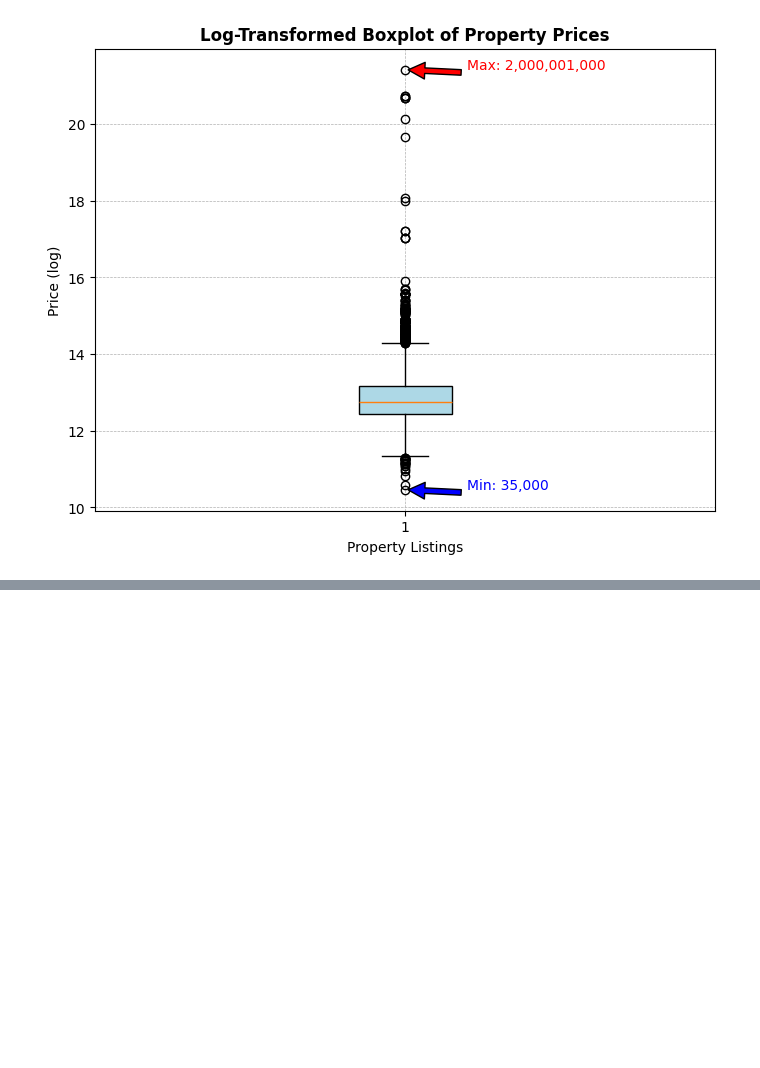
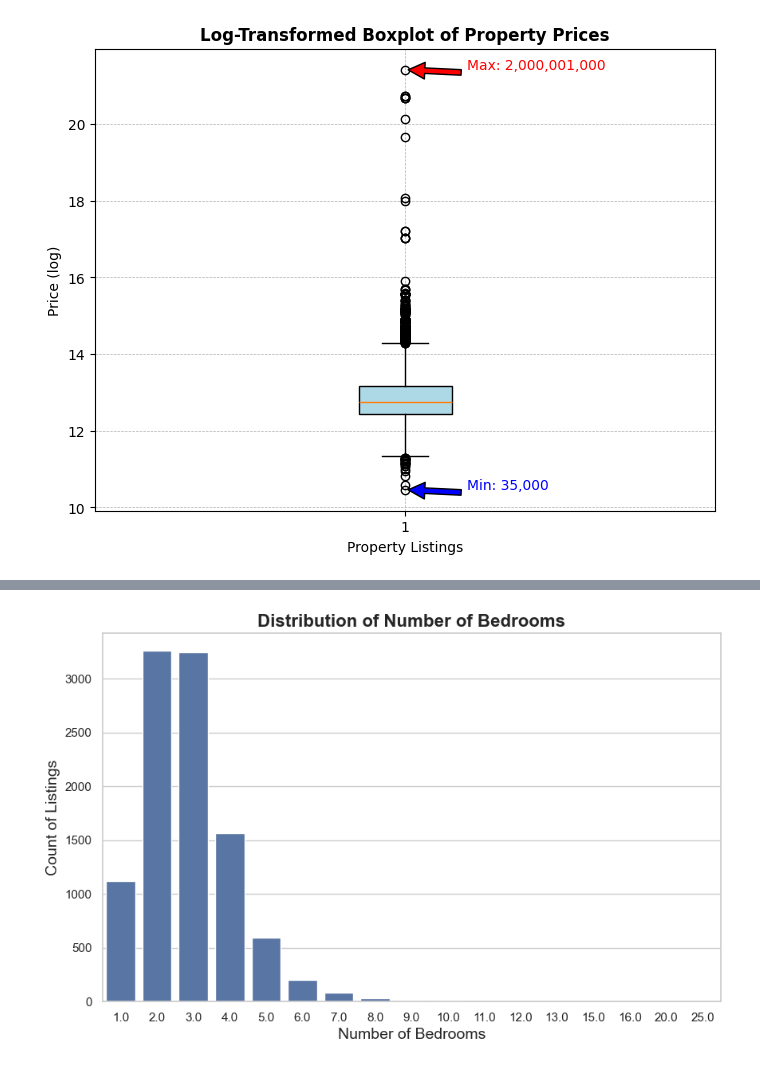
Before and after one commit to kgriff21/immoeliza_data_analysis, a Jupyter notebook: Analysis/Kelli_immoeliza_visualization.ipynb, the cells around one changed output, grey strips where cells are left out. Cells and saved outputs as stored; diff of their text form; code cells hidden in the pictures; blank space fills up the shorter version.

```diff
--- a/Analysis/Kelli_immoeliza_visualization.ipynb
+++ b/Analysis/Kelli_immoeliza_visualization.ipynb
@@ -105,0 +165,17 @@ Name: count, dtype: int64
+# %%
+# Barplot for Number of Bedrooms
+
+sns.set_theme(style="whitegrid")
+f, ax = plt.subplots(figsize=(10, 6))
+
+# Create a bar plot for the number of bedrooms (distribution of bedrooms)
+sns.countplot(x="Number of bedrooms", data=df, ax=ax)
+
+# Set title and labels
+ax.set_title('Distribution of Number of Bedrooms', fontsize=16, fontweight='bold')
+ax.set_xlabel('Number of Bedrooms', fontsize=14)
+ax.set_ylabel('Count of Listings', fontsize=14)
+
+plt.show()
+# %% [output]
+[figure, added]
```
Also changed, not shown: parts of 10 cells of this notebook, 2 other files.
